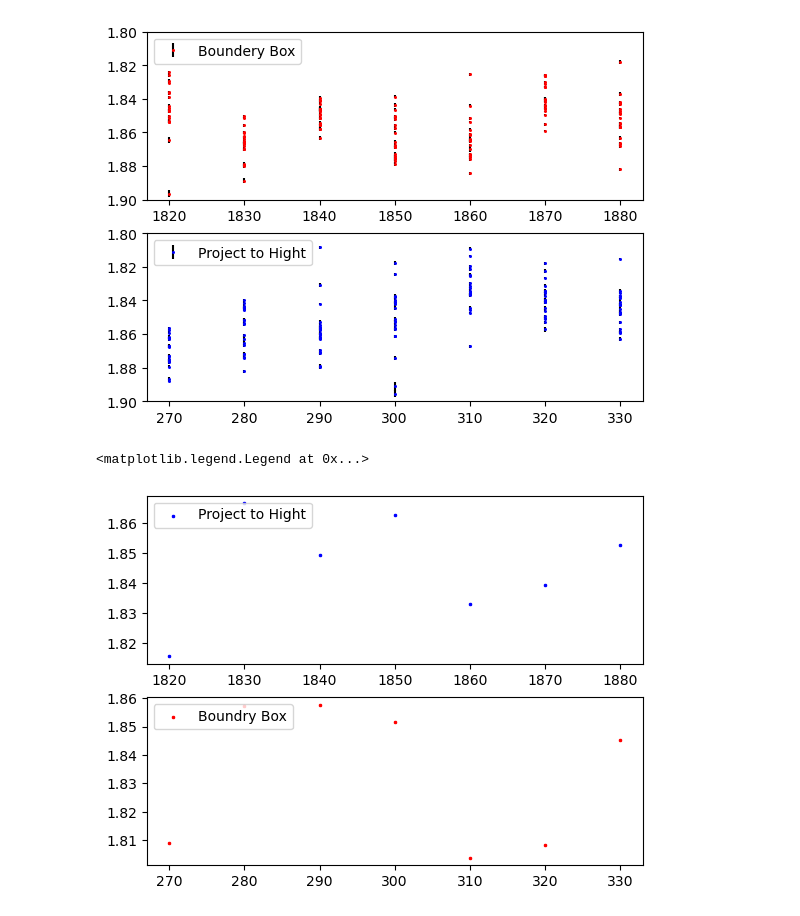
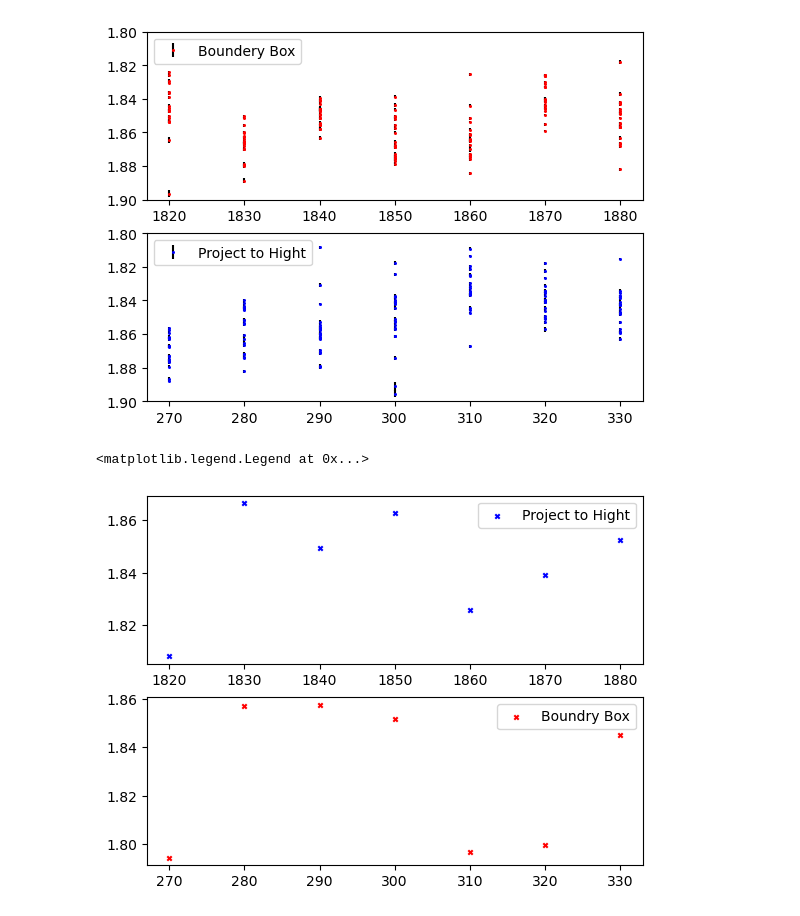
Before and after one commit to PINKTAIGAH/SHP, a Jupyter notebook: uproot_test/plot_rms.ipynb, the cells around one changed output. Cells and saved outputs as stored; diff of their text form; code cells hidden in the pictures.

```diff
--- a/uproot_test/plot_rms.ipynb
+++ b/uproot_test/plot_rms.ipynb
@@ -3,7 +3,7 @@ import numpy as np
 import matplotlib.pyplot as plt
 # %%
 def find_rms(data):
-    return np.sqrt(np.mean(data**2, axis=1)).flatten()
+    return np.sqrt(np.mean(data, axis=1)**2).flatten()
 # %%
 P2H= np.loadtxt('../Data/P2H_rms_raw_data.txt')
 BB= np.loadtxt('../Data/BB_rms_raw_data.txt')
@@ -29,11 +41,11 @@ ax2.legend(loc='upper left')
 [figure]
 # %%
 fig, (ax1,ax2)=plt.subplots(2,1)
-ax1.scatter(P2H_xaxis_rms, P2H_rms, marker='x', c='b', s= 3, label= 'Project to Hight')
-ax1.legend(loc='upper left')
+ax1.scatter(P2H_xaxis_rms, P2H_rms, marker='x', c='b', s= 10, label= 'Project to Hight')
+ax1.legend(loc='upper right')
 
-ax2.scatter(BB_xaxis_rms, BB_rms, marker='x', c='r', s= 3, label= 'Boundry Box')
-ax2.legend(loc='upper left')
+ax2.scatter(BB_xaxis_rms, BB_rms, marker='x', c='r', s= 10, label= 'Boundry Box')
+ax2.legend(loc='upper right')
 # %% [output]
 <matplotlib.legend.Legend at 0x...>
-[figure, old version]
+[figure, new version]
```
Also changed, not shown: parts of 5 cells of this notebook, 5 other files.
